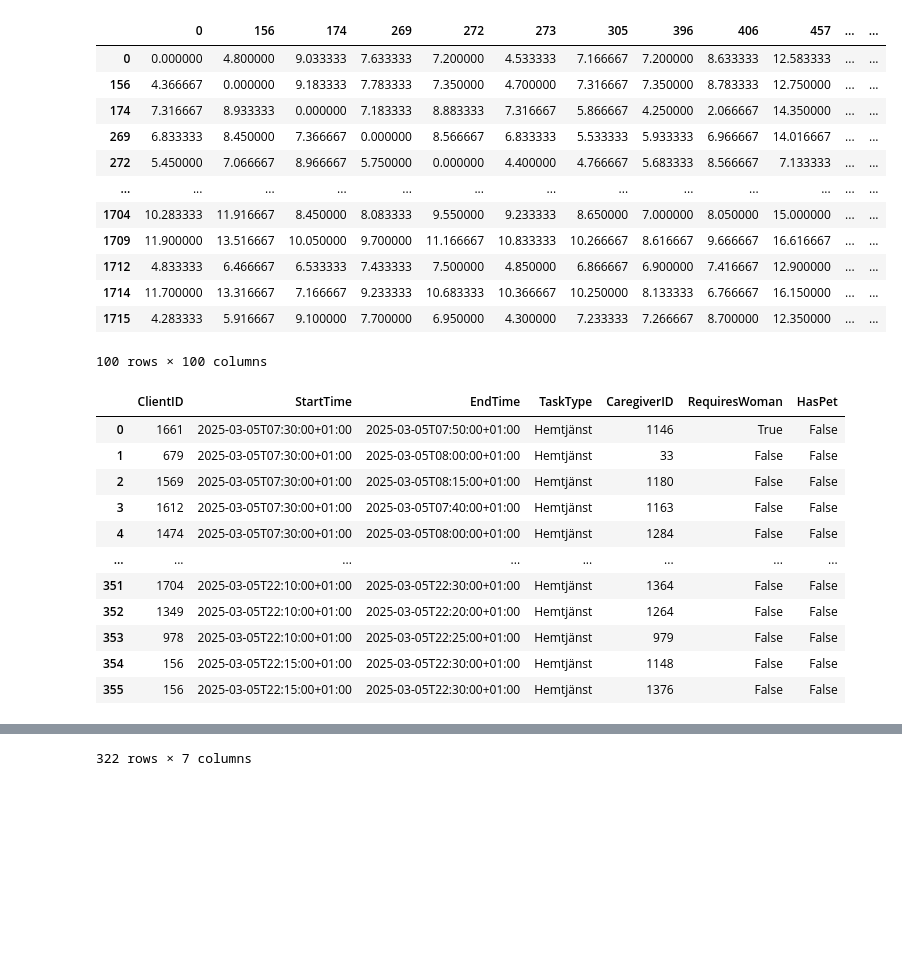
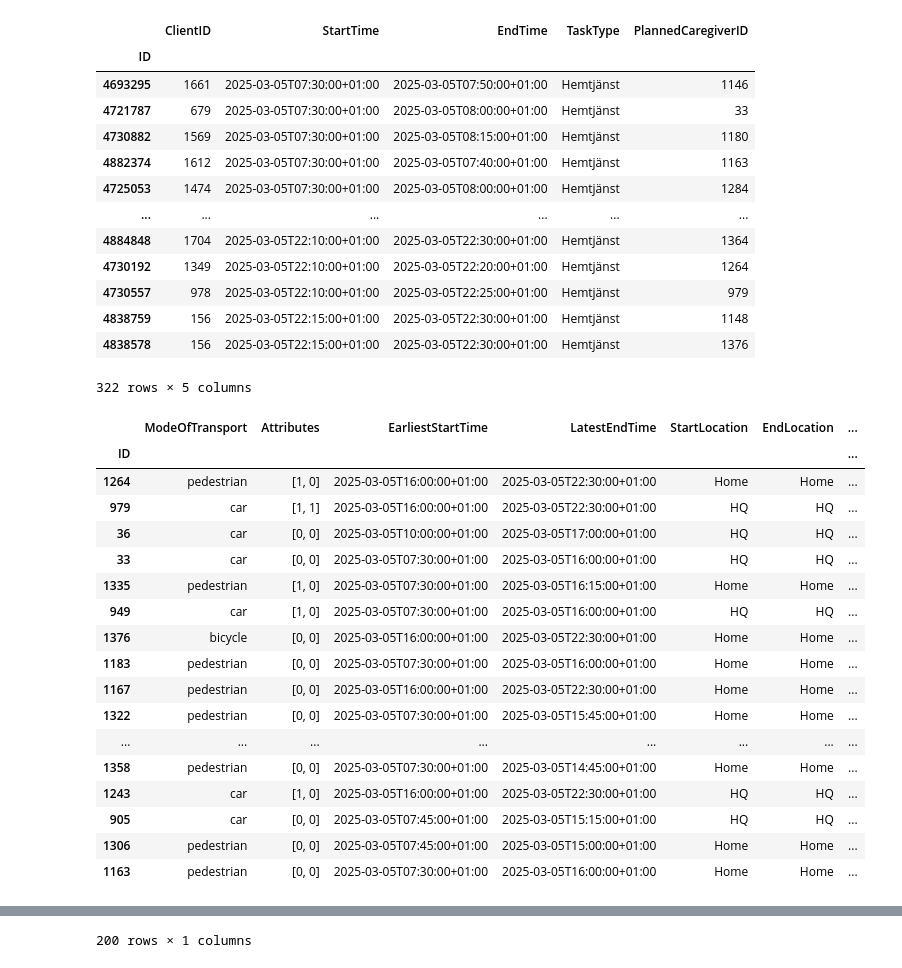
Before and after one commit to vilhelm-k/SA120X_KEX, a Jupyter notebook: Model.ipynb, the cells around one changed output, grey strips where cells are left out. Saved outputs shown, nothing was run; the diff lists cells and outputs as text; code cells hidden in the pictures; blank space fills up the shorter version.

```diff
--- a/Model.ipynb
+++ b/Model.ipynb
@@ -5,47 +5,57 @@ import gurobipy as gp
 from gurobipy import GRB
 # %%
 # Read the drive time matrix from CSV
-drive_time_matrix = pd.read_csv('data/DRIVE_matrix_duration_matrix.csv', index_col=0)
+drive_time_matrix = pd.read_csv('data/matrix_duration_matrix_DRIVE.csv', index_col=0)
 # Convert drive time values from seconds to minutes
 drive_time_matrix = drive_time_matrix.astype('float64') / 60
 
 drive_time_matrix.columns = drive_time_matrix.columns.astype(int)
 drive_time_matrix.index = drive_time_matrix.index.astype(int)
 
 caregivers = pd.read_csv('data/caregivers.csv', index_col=0)
-# Use float for ClientID to handle potential NA values
-tasks = pd.read_csv('data/hemtjanst_tasks.csv')
-# Handle NA values in ClientID by first filling them with a placeholder value
-# then converting to integer where possible
+
+tasks = pd.read_csv('data/hemtjanst_tasks.csv', index_col=0)
 tasks = tasks[(tasks['TaskType'] == 'Hemtjänst')]
 tasks['ClientID'] = tasks['ClientID'].astype(int)
+
+clients = pd.read_csv('data/clients.csv', index_col=0)
+caregivers['Attributes'] = caregivers['Attributes'].apply(lambda x: np.array(eval(x)))
+clients['Requirements'] = clients['Requirements'].apply(lambda x: np.array(eval(x)))
 # Alternatively, we could keep track of which entries were NA
 # tasks['is_client_id_na'] = tasks['ClientID'].isna()
-display(drive_time_matrix)
 display(tasks)
+display(caregivers)
+display(clients)
 # %% [output]
-|  | 0 | 156 | 174 | 269 | 272 | 273 | 305 | 396 | 406 | 457 | ... | ... |
-| 0 | 0.000000 | 4.800000 | 9.033333 | 7.633333 | 7.200000 | 4.533333 | 7.166667 | 7.200000 | 8.633333 | 12.583333 | ... | ... |
-| 156 | 4.366667 | 0.000000 | 9.183333 | 7.783333 | 7.350000 | 4.700000 | 7.316667 | 7.350000 | 8.783333 | 12.750000 | ... | ... |
-| 174 | 7.316667 | 8.933333 | 0.000000 | 7.183333 | 8.883333 | 7.316667 | 5.866667 | 4.250000 | 2.066667 | 14.350000 | ... | ... |
-| 269 | 6.833333 | 8.450000 | 7.366667 | 0.000000 | 8.566667 | 6.833333 | 5.533333 | 5.933333 | 6.966667 | 14.016667 | ... | ... |
-| 272 | 5.450000 | 7.066667 | 8.966667 | 5.750000 | 0.000000 | 4.400000 | 4.766667 | 5.683333 | 8.566667 | 7.133333 | ... | ... |
-| ... | ... | ... | ... | ... | ... | ... | ... | ... | ... | ... | ... | ... |
-| 1704 | 10.283333 | 11.916667 | 8.450000 | 8.083333 | 9.550000 | 9.233333 | 8.650000 | 7.000000 | 8.050000 | 15.000000 | ... | ... |
-| 1709 | 11.900000 | 13.516667 | 10.050000 | 9.700000 | 11.166667 | 10.833333 | 10.266667 | 8.616667 | 9.666667 | 16.616667 | ... | ... |
-| 1712 | 4.833333 | 6.466667 | 6.533333 | 7.433333 | 7.500000 | 4.850000 | 6.866667 | 6.900000 | 7.416667 | 12.900000 | ... | ... |
-| 1714 | 11.700000 | 13.316667 | 7.166667 | 9.233333 | 10.683333 | 10.366667 | 10.250000 | 8.133333 | 6.766667 | 16.150000 | ... | ... |
-| 1715 | 4.283333 | 5.916667 | 9.100000 | 7.700000 | 6.950000 | 4.300000 | 7.233333 | 7.266667 | 8.700000 | 12.350000 | ... | ... |
+|  | ClientID | StartTime | EndTime | TaskType | PlannedCaregiverID |
+| ID |  |  |  |  |  |
+| 4693295 | 1661 | 2025-03-05T07:30:00+01:00 | 2025-03-05T07:50:00+01:00 | Hemtjänst | 1146 |
+| 4721787 | 679 | 2025-03-05T07:30:00+01:00 | 2025-03-05T08:00:00+01:00 | Hemtjänst | 33 |
+| 4730882 | 1569 | 2025-03-05T07:30:00+01:00 | 2025-03-05T08:15:00+01:00 | Hemtjänst | 1180 |
+| 4882374 | 1612 | 2025-03-05T07:30:00+01:00 | 2025-03-05T07:40:00+01:00 | Hemtjänst | 1163 |
+| 4725053 | 1474 | 2025-03-05T07:30:00+01:00 | 2025-03-05T08:00:00+01:00 | Hemtjänst | 1284 |
+| ... | ... | ... | ... | ... | ... |
+| 4884848 | 1704 | 2025-03-05T22:10:00+01:00 | 2025-03-05T22:30:00+01:00 | Hemtjänst | 1364 |
+| 4730192 | 1349 | 2025-03-05T22:10:00+01:00 | 2025-03-05T22:20:00+01:00 | Hemtjänst | 1264 |
+| 4730557 | 978 | 2025-03-05T22:10:00+01:00 | 2025-03-05T22:25:00+01:00 | Hemtjänst | 979 |
+| 4838759 | 156 | 2025-03-05T22:15:00+01:00 | 2025-03-05T22:30:00+01:00 | Hemtjänst | 1148 |
+| 4838578 | 156 | 2025-03-05T22:15:00+01:00 | 2025-03-05T22:30:00+01:00 | Hemtjänst | 1376 |
-100 rows × 100 columns
+322 rows × 5 columns
-|  | ClientID | StartTime | EndTime | TaskType | CaregiverID | RequiresWoman | HasPet |
-| 0 | 1661 | 2025-03-05T07:30:00+01:00 | 2025-03-05T07:50:00+01:00 | Hemtjänst | 1146 | True | False |
-| 1 | 679 | 2025-03-05T07:30:00+01:00 | 2025-03-05T08:00:00+01:00 | Hemtjänst | 33 | False | False |
-| 2 | 1569 | 2025-03-05T07:30:00+01:00 | 2025-03-05T08:15:00+01:00 | Hemtjänst | 1180 | False | False |
-| 3 | 1612 | 2025-03-05T07:30:00+01:00 | 2025-03-05T07:40:00+01:00 | Hemtjänst | 1163 | False | False |
-| 4 | 1474 | 2025-03-05T07:30:00+01:00 | 2025-03-05T08:00:00+01:00 | Hemtjänst | 1284 | False | False |
+|  | ModeOfTransport | Attributes | EarliestStartTime | LatestEndTime | StartLocation | EndLocation | ... |
+| ID |  |  |  |  |  |  | ... |
+| 1264 | pedestrian | [1, 0] | 2025-03-05T16:00:00+01:00 | 2025-03-05T22:30:00+01:00 | Home | Home | ... |
+| 979 | car | [1, 1] | 2025-03-05T16:00:00+01:00 | 2025-03-05T22:30:00+01:00 | HQ | HQ | ... |
+| 36 | car | [0, 0] | 2025-03-05T10:00:00+01:00 | 2025-03-05T17:00:00+01:00 | HQ | HQ | ... |
+| 33 | car | [0, 0] | 2025-03-05T07:30:00+01:00 | 2025-03-05T16:00:00+01:00 | HQ | HQ | ... |
+| 1335 | pedestrian | [1, 0] | 2025-03-05T07:30:00+01:00 | 2025-03-05T16:15:00+01:00 | Home | Home | ... |
+| 949 | car | [1, 0] | 2025-03-05T07:30:00+01:00 | 2025-03-05T16:00:00+01:00 | HQ | HQ | ... |
+| 1376 | bicycle | [0, 0] | 2025-03-05T16:00:00+01:00 | 2025-03-05T22:30:00+01:00 | Home | Home | ... |
+| 1183 | pedestrian | [0, 0] | 2025-03-05T07:30:00+01:00 | 2025-03-05T16:00:00+01:00 | Home | Home | ... |
+| 1167 | pedestrian | [0, 0] | 2025-03-05T16:00:00+01:00 | 2025-03-05T22:30:00+01:00 | Home | Home | ... |
+| 1322 | pedestrian | [0, 0] | 2025-03-05T07:30:00+01:00 | 2025-03-05T15:45:00+01:00 | Home | Home | ... |
 | ... | ... | ... | ... | ... | ... | ... | ... |
-| 351 | 1704 | 2025-03-05T22:10:00+01:00 | 2025-03-05T22:30:00+01:00 | Hemtjänst | 1364 | False | False |
-| 352 | 1349 | 2025-03-05T22:10:00+01:00 | 2025-03-05T22:20:00+01:00 | Hemtjänst | 1264 | False | False |
-| 353 | 978 | 2025-03-05T22:10:00+01:00 | 2025-03-05T22:25:00+01:00 | Hemtjänst | 979 | False | False |
-| 354 | 156 | 2025-03-05T22:15:00+01:00 | 2025-03-05T22:30:00+01:00 | Hemtjänst | 1148 | False | False |
-| 355 | 156 | 2025-03-05T22:15:00+01:00 | 2025-03-05T22:30:00+01:00 | Hemtjänst | 1376 | False | False |
+| 1358 | pedestrian | [0, 0] | 2025-03-05T07:30:00+01:00 | 2025-03-05T14:45:00+01:00 | Home | Home | ... |
+| 1243 | car | [1, 0] | 2025-03-05T16:00:00+01:00 | 2025-03-05T22:30:00+01:00 | HQ | HQ | ... |
+| 905 | car | [0, 0] | 2025-03-05T07:45:00+01:00 | 2025-03-05T15:15:00+01:00 | HQ | HQ | ... |
+| 1306 | pedestrian | [0, 0] | 2025-03-05T07:45:00+01:00 | 2025-03-05T15:00:00+01:00 | Home | Home | ... |
+| 1163 | pedestrian | [0, 0] | 2025-03-05T07:30:00+01:00 | 2025-03-05T16:00:00+01:00 | Home | Home | ... |
@@ -52,4 +75,4 @@ display(tasks)
-322 rows × 7 columns
+200 rows × 1 columns
 # %%
 # Convert time strings to datetime objects and extract minutes since midnight
 tasks['start_minutes'] = pd.to_datetime(tasks['StartTime']).dt.hour * 60 + pd.to_datetime(tasks['StartTime']).dt.minute
```
Also changed, not shown: parts of 12 cells of this notebook, 8 other files.
